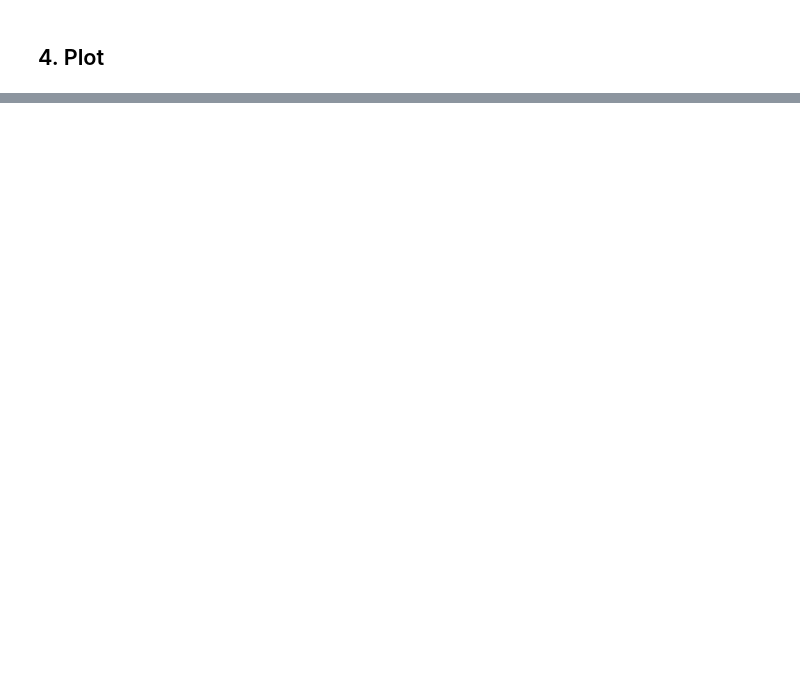
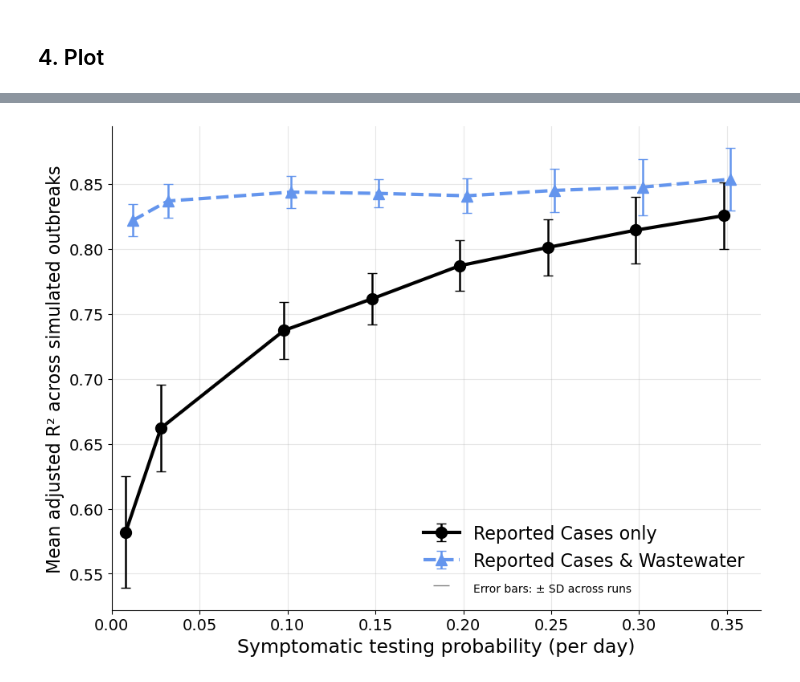
Before and after one commit to andersen-lab/covasim4wastewater, a Jupyter notebook: modeling/analysis_sandiego_cases_waste_water/Linear_models_case_testing_prob_varied.ipynb, the cells around one changed output, grey strips where cells are left out. Drawn from its saved outputs; the diff is of its cells as text; code cells hidden in the pictures; blank space fills up the shorter version.

```diff
--- a/modeling/analysis_sandiego_cases_waste_water/Linear_models_case_testing_prob_varied.ipynb
+++ b/modeling/analysis_sandiego_cases_waste_water/Linear_models_case_testing_prob_varied.ipynb
@@ -293,0 +331,31 @@ print("Saved", OUT_DIR / f"sensitivity_symp_prob_adjR2_{FIT_TAG}.png")
+# %%
+from matplotlib.lines import Line2D
+
+def draw_adjr2_sd(ax, res, param="symp_prob", legend_fs=16, offset=0.004):
+    sub = res[res["param"] == param].sort_values("value")
+    x = sub["value"].astype(float).to_numpy()
+    n = len(STYLES)
+    for k, (name, label, color, band_color, ls, mk) in enumerate(STYLES):
+        dx = (k - (n - 1) / 2) * offset            # small horizontal nudge so the bars don't overlap
+        ax.errorbar(x + dx, sub[f"mean_{name}"], yerr=sub[f"sd_{name}"], color=color, ls=ls, marker=mk,
+                    lw=3, ms=10, capsize=4, elinewidth=1.8, label=label, clip_on=False)
+    ax.set_xlim(left=0)
+    for side in ("top", "right"):
+        ax.spines[side].set_visible(False)
+    ax.grid(alpha=0.3)
+    handles, _ = ax.get_legend_handles_labels()
+    handles.append(Line2D([0], [0], color="gray", marker="_", ls="none", markersize=14, label="Error bars: \u00b1 SD across runs"))
+    leg = ax.legend(handles=handles, fontsize=legend_fs, loc="lower right", frameon=False)
+    leg.get_texts()[-1].set_fontsize(10)        # only the "Error bars: ± SD across runs" entry
+
+def plot_symp_prob_sd(res, title=None):
+    fig, ax = plt.subplots(figsize=(9.2, 6.9))
+    draw_adjr2_sd(ax, res)
+    ax.set_xlabel("Symptomatic testing probability (per day)", fontsize=17)
+    ax.set_ylabel("Mean adjusted R\u00b2 across simulated outbreaks", fontsize=16)
+    ax.set_title(f"Reported Cases: Varying the Symptomatic Testing Probability", fontsize=16)
+    ax.tick_params(labelsize=14)
+    if title:
+        ax.set_title(title, fontsize=16)
+    fig.tight_layout()
+    return fig
@@ -293,0 +364,4 @@ print("Saved", OUT_DIR / f"sensitivity_symp_prob_adjR2_{FIT_TAG}.png")
+# %%
+per_run2 = fit_models(timeseries, model_type=MODEL_TYPE, fizzle_threshold=FIZZLE_THRESHOLD)
+results2 = summarize(per_run2)
+results2.round(3)
@@ -293,0 +379,4 @@ print("Saved", OUT_DIR / f"sensitivity_symp_prob_adjR2_{FIT_TAG}.png")
+# %%
+fig2 = plot_symp_prob_sd(results2)     # or results["rank"]
+# %% [output]
+[figure, added]
```
Also changed, not shown: parts of 38 cells of this notebook, 1 other file.
